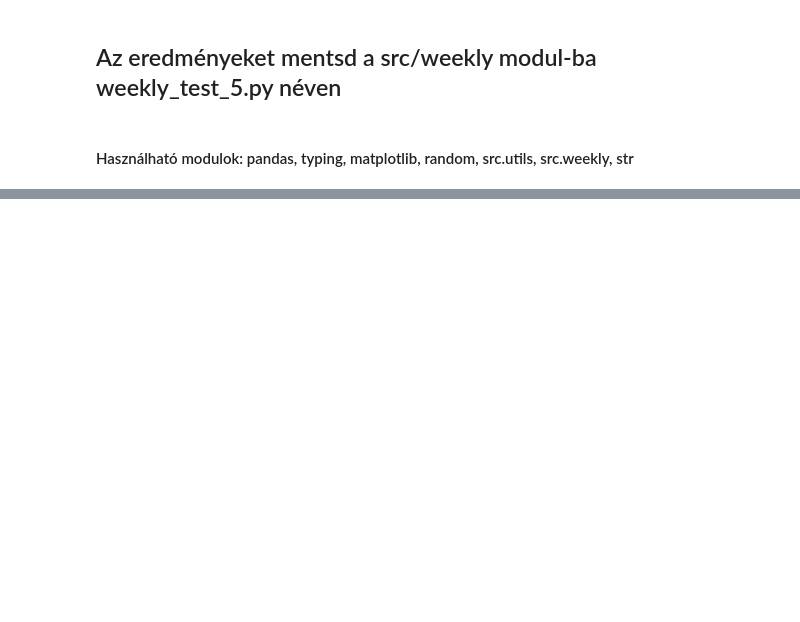
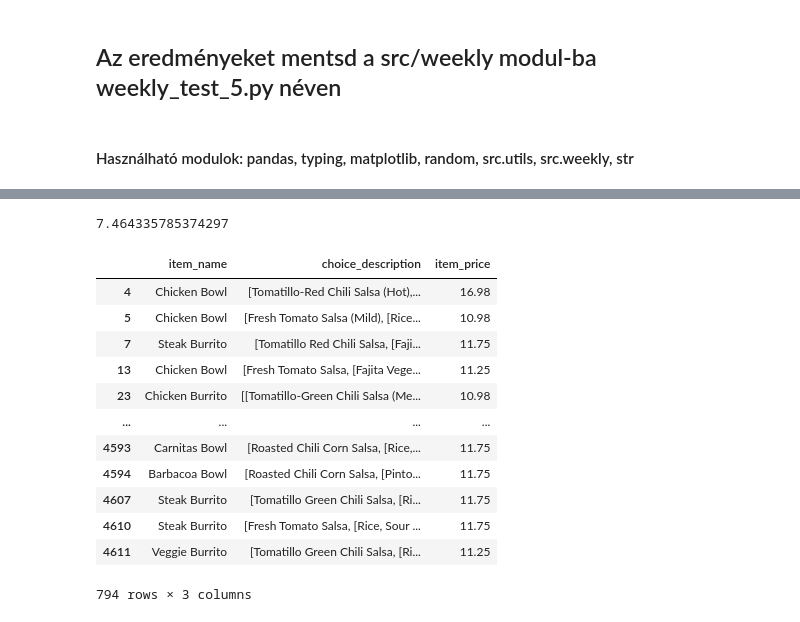
Before and after one commit to szabobalazs99/ECOPY_23241, a Jupyter notebook: notebooks/WeeklyTest5.ipynb, the cells around one changed output, grey strips where cells are left out. Saved outputs shown, nothing was run; the diff lists cells and outputs as text; code cells hidden in the pictures; blank space fills up the shorter version.

```diff
--- a/notebooks/WeeklyTest5.ipynb
+++ b/notebooks/WeeklyTest5.ipynb
@@ -75,6 +129,10 @@ kimeneti típus: float
 # %%
 def avg_price(input_df):
     return input_df['item_price'].mean()
+# %%
+avg_price(food)
+# %% [output]
+7.464335785374297
 # %%
 """
 7., Készíts egy függvényt, ami visszadja azokat az egyedi termékeket (név, feltét és ár szempontjából egyedi), amelyek ára 10 dollár felett van
@@ -86,7 +144,26 @@ kimeneti típus: pandas.core.frame.DataFrame
 """
 # %%
 def unique_items_over_ten_dollars(input_df):
-    return input_df[input_df['input_price'] > 10][['item_name']][['choice_description']]
+    copy_df = input_df.copy()
+    filtered_df = copy_df[copy_df['item_price'] > 10]
+    filtered_df2 = filtered_df.drop_duplicates(subset=['item_name', 'choice_description', 'item_price'])
+    return filtered_df2.drop(['order_id', 'quantity'], axis='columns')
+# %%
+unique_items_over_ten_dollars(food)
+# %% [output]
+|  | item_name | choice_description | item_price |
+| 4 | Chicken Bowl | [Tomatillo-Red Chili Salsa (Hot),... | 16.98 |
+| 5 | Chicken Bowl | [Fresh Tomato Salsa (Mild), [Rice... | 10.98 |
+| 7 | Steak Burrito | [Tomatillo Red Chili Salsa, [Faji... | 11.75 |
+| 13 | Chicken Bowl | [Fresh Tomato Salsa, [Fajita Vege... | 11.25 |
+| 23 | Chicken Burrito | [[Tomatillo-Green Chili Salsa (Me... | 10.98 |
+| ... | ... | ... | ... |
+| 4593 | Carnitas Bowl | [Roasted Chili Corn Salsa, [Rice,... | 11.75 |
+| 4594 | Barbacoa Bowl | [Roasted Chili Corn Salsa, [Pinto... | 11.75 |
+| 4607 | Steak Burrito | [Tomatillo Green Chili Salsa, [Ri... | 11.75 |
+| 4610 | Steak Burrito | [Fresh Tomato Salsa, [Rice, Sour ... | 11.75 |
+| 4611 | Veggie Burrito | [Tomatillo Green Chili Salsa, [Ri... | 11.25 |
+794 rows × 3 columns
 # %%
 """
 8., Készíts egy függvényt, ami visszaadja azon termékek neveit, amelyek neve 'S'-el kezdődik.
```
Also changed, not shown: parts of 26 cells of this notebook, 2 other files.
